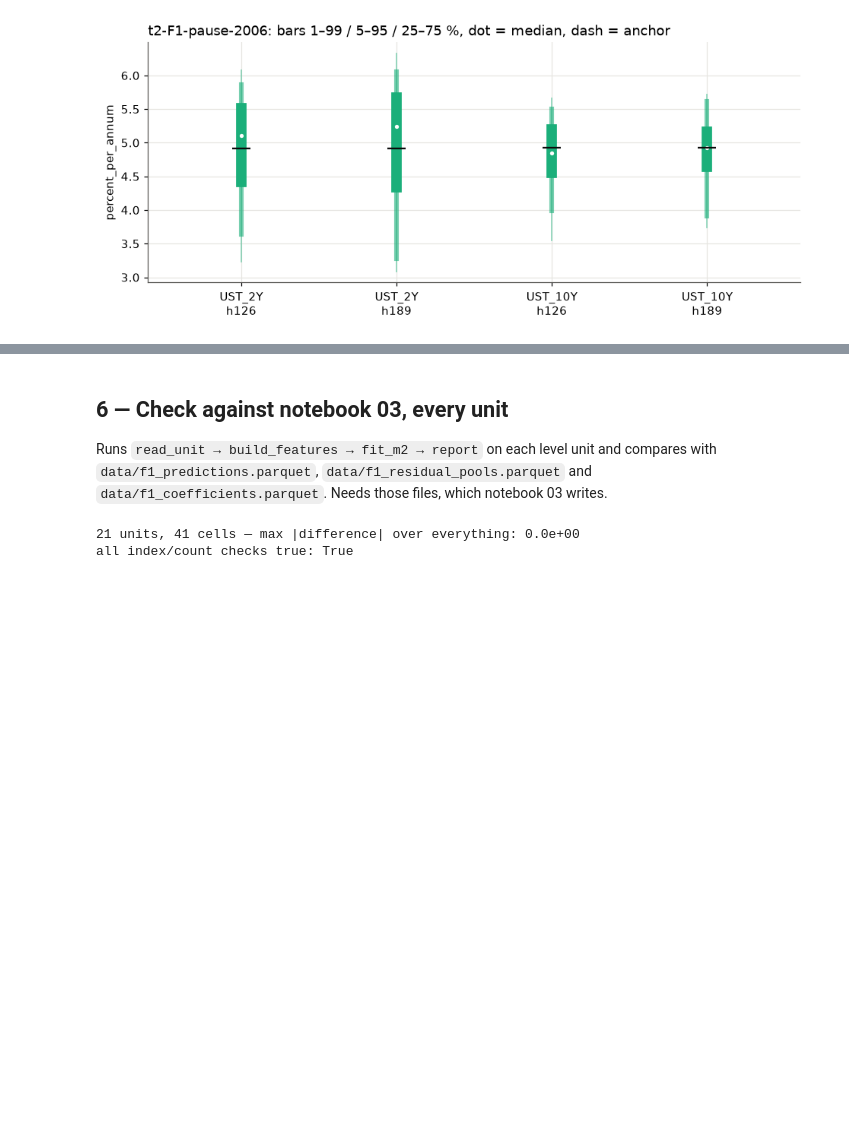
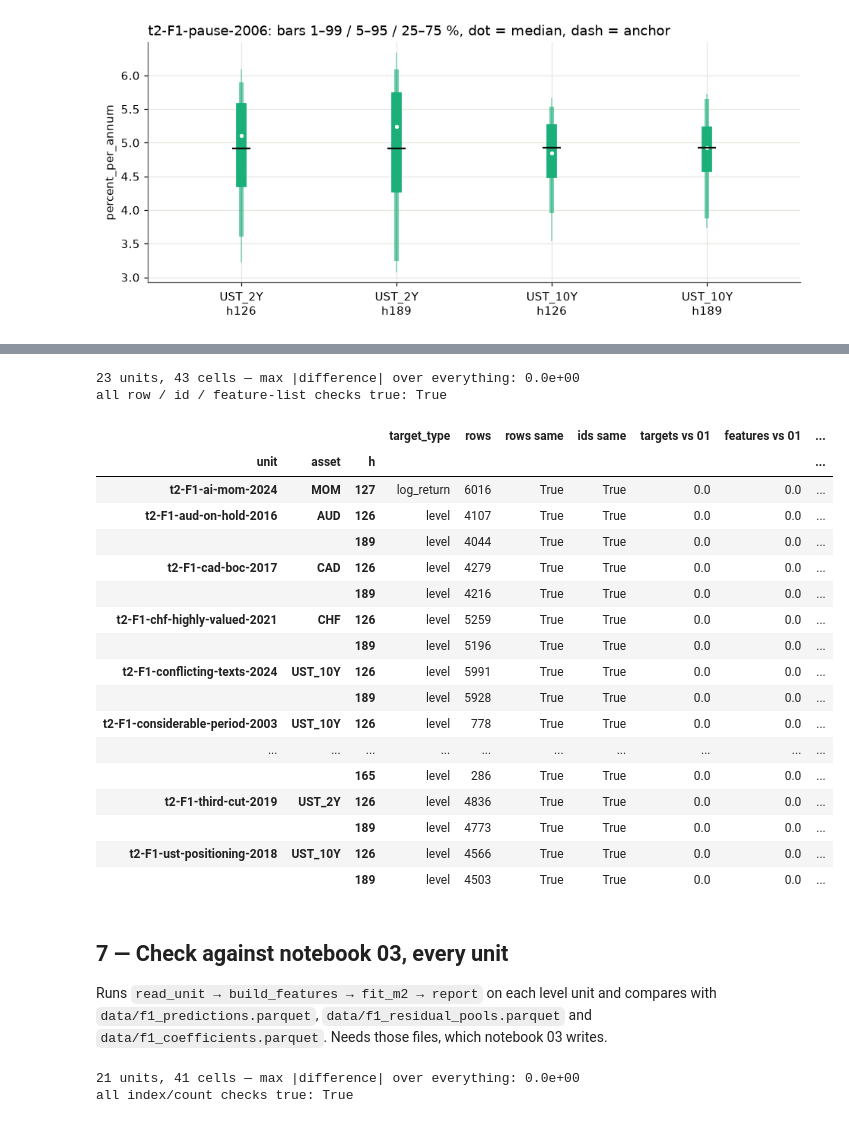
Before and after one commit to AGENTHON-26/track2-forecasting-public, a Jupyter notebook: f1_pipeline/06_m2_unit_check.ipynb, the cells around one changed output, grey strips where cells are left out. Saved outputs shown, nothing was run; the diff lists cells and outputs as text; code cells hidden in the pictures; blank space fills up the shorter version.

```diff
--- a/f1_pipeline/06_m2_unit_check.ipynb
+++ b/f1_pipeline/06_m2_unit_check.ipynb
@@ -259,5 +268,60 @@ ax.set_title(f"{UNIT}: bars 1–99 / 5–95 / 25–75 %, dot = median, dash = an
+# %%
+Xy = pd.read_parquet(DATA / "f1_Xy.parquet")
+COLS = json.load(open(DATA / "f1_columns.json"))
+feat_map = pd.read_parquet(DATA / "f1_submodel_features.parquet")
+KEY, TGT = ["origin_date", "horizon_bd", "steps_ahead", "target_date", "split"], ["anchor", "target", "target_change"]
+
+def max_diff(a, b):
+    """Max |a - b|; NaN in both places counts as equal, NaN in only one as inf."""
+    x, y = a.to_numpy(float), b.to_numpy(float)
+    if (np.isnan(x) ^ np.isnan(y)).any(): return float("inf")
+    return float(np.where(np.isnan(x), 0.0, np.abs(x - y)).max()) if x.size else 0.0
+
+rows = []
+for ud in sorted((REPO / "units").glob("t2-F1-*")):
+    un = m2.read_unit(ud)
+    for c in m2.build_features(un):
+        new = c.frame
+        r01 = (Xy[(Xy.unit == un.unit) & (Xy.asset == c.asset) & (Xy.horizon_bd == c.horizon)]
+               .sort_values("origin_date").reset_index(drop=True))
+        path = f"units/{un.unit}/xy/{c.asset}__h{c.horizon}.parquet"
+        r02 = pd.read_parquet(REPO / path).sort_values("origin_date").reset_index(drop=True)
+        mrow = feat_map.loc[path, COLS["feature"]]
+        rows.append({"unit": un.unit, "asset": c.asset, "h": c.horizon, "target_type": un.target_type,
+                     "rows": len(new), "rows same": len(new) == len(r01) == len(r02),
+                     "ids same": new[KEY].equals(r01[KEY].astype(new[KEY].dtypes.to_dict())),
+                     "targets vs 01": max_diff(new[TGT], r01[TGT]),
+                     "features vs 01": max_diff(new[c.features], r01[c.features]),
+                     "feature list = 02": c.features == list(mrow.index[mrow.astype(bool)]),
+                     "values vs 02 file": max_diff(new[TGT + c.features], r02[TGT + c.features])})
+check0102 = pd.DataFrame(rows).set_index(["unit", "asset", "h"])
+print(f"{check0102.index.get_level_values(0).nunique()} units, {len(check0102)} cells — "
+      f"max |difference| over everything: {check0102.select_dtypes(float).max().max():.1e}")
+print("all row / id / feature-list checks true:", bool(check0102.select_dtypes(bool).all().all()))
+check0102
+# %% [output]
+23 units, 43 cells — max |difference| over everything: 0.0e+00
+all row / id / feature-list checks true: True
+|  |  |  | target_type | rows | rows same | ids same | targets vs 01 | features vs 01 | ... |
+| unit | asset | h |  |  |  |  |  |  | ... |
+| t2-F1-ai-mom-2024 | MOM | 127 | log_return | 6016 | True | True | 0.0 | 0.0 | ... |
+| t2-F1-aud-on-hold-2016 | AUD | 126 | level | 4107 | True | True | 0.0 | 0.0 | ... |
+|  |  | 189 | level | 4044 | True | True | 0.0 | 0.0 | ... |
+| t2-F1-cad-boc-2017 | CAD | 126 | level | 4279 | True | True | 0.0 | 0.0 | ... |
+|  |  | 189 | level | 4216 | True | True | 0.0 | 0.0 | ... |
+| t2-F1-chf-highly-valued-2021 | CHF | 126 | level | 5259 | True | True | 0.0 | 0.0 | ... |
+|  |  | 189 | level | 5196 | True | True | 0.0 | 0.0 | ... |
+| t2-F1-conflicting-texts-2024 | UST_10Y | 126 | level | 5991 | True | True | 0.0 | 0.0 | ... |
+|  |  | 189 | level | 5928 | True | True | 0.0 | 0.0 | ... |
+| t2-F1-considerable-period-2003 | UST_10Y | 126 | level | 778 | True | True | 0.0 | 0.0 | ... |
+| ... | ... | ... | ... | ... | ... | ... | ... | ... | ... |
+|  |  | 165 | level | 286 | True | True | 0.0 | 0.0 | ... |
+| t2-F1-third-cut-2019 | UST_2Y | 126 | level | 4836 | True | True | 0.0 | 0.0 | ... |
+|  |  | 189 | level | 4773 | True | True | 0.0 | 0.0 | ... |
+| t2-F1-ust-positioning-2018 | UST_10Y | 126 | level | 4566 | True | True | 0.0 | 0.0 | ... |
+|  |  | 189 | level | 4503 | True | True | 0.0 | 0.0 | ... |
 # %% [markdown]
-## 6 — Check against notebook 03, every unit
+## 7 — Check against notebook 03, every unit
 
 Runs `read_unit → build_features → fit_m2 → report` on each level unit and compares with
 `data/f1_predictions.parquet`, `data/f1_residual_pools.parquet` and `data/f1_coefficients.parquet`.
```
Also changed, not shown: parts of 5 cells of this notebook, 10 other files.
